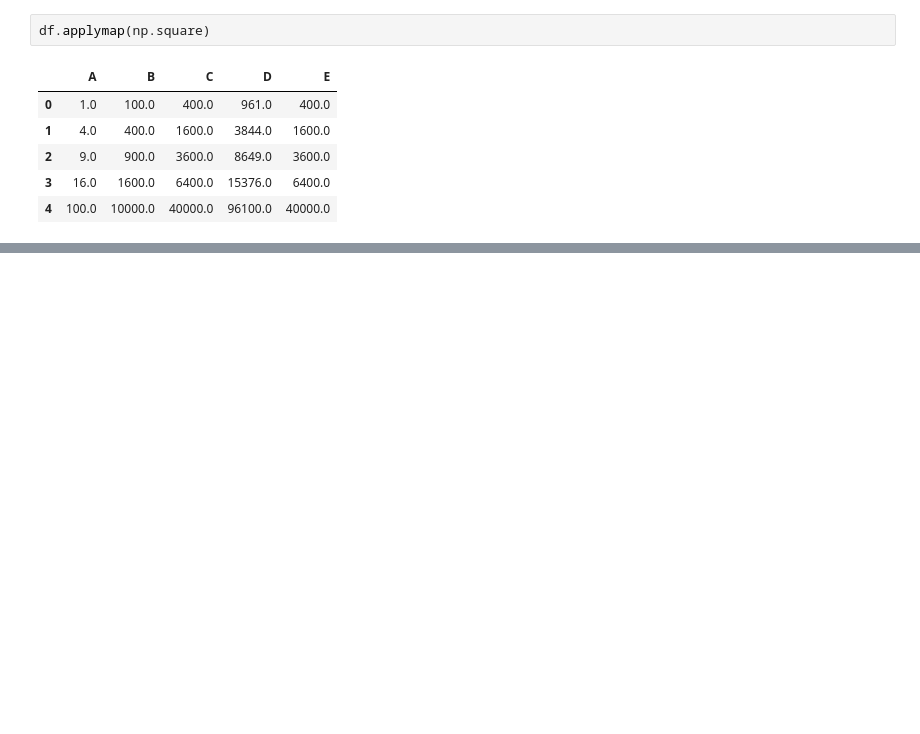
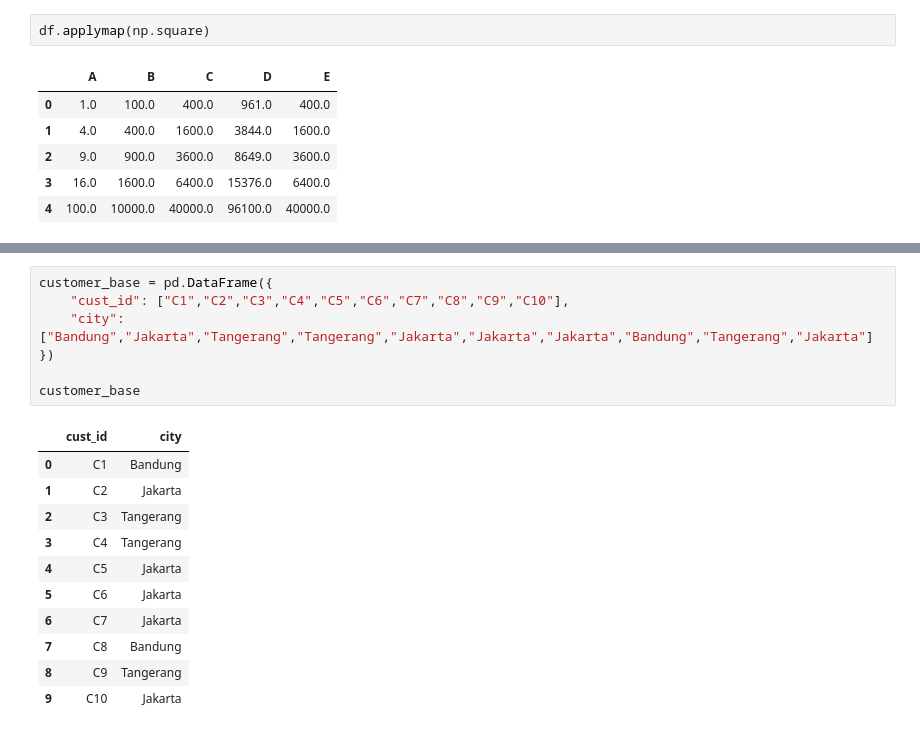
Before and after one commit to zanafiii/data-science-a-z, a Jupyter notebook: Part3_Working with Pandas & DataFrame.ipynb, the cells around one changed output, grey strips where cells are left out. Cells and saved outputs as stored; diff of their text form; blank space fills up the shorter version.

```diff
--- a/Part3_Working with Pandas & DataFrame.ipynb
+++ b/Part3_Working with Pandas & DataFrame.ipynb
@@ -1263,0 +1284,19 @@ df.applymap(np.square)
+# %%
+customer_base = pd.DataFrame({
+    "cust_id": ["C1","C2","C3","C4","C5","C6","C7","C8","C9","C10"],
+    "city": ["Bandung","Jakarta","Tangerang","Tangerang","Jakarta","Jakarta","Jakarta","Bandung","Tangerang","Jakarta"]
+})
+
+customer_base
+# %% [output]
+|  | cust_id | city |
+| 0 | C1 | Bandung |
+| 1 | C2 | Jakarta |
+| 2 | C3 | Tangerang |
+| 3 | C4 | Tangerang |
+| 4 | C5 | Jakarta |
+| 5 | C6 | Jakarta |
+| 6 | C7 | Jakarta |
+| 7 | C8 | Bandung |
+| 8 | C9 | Tangerang |
+| 9 | C10 | Jakarta |
```
Also changed, not shown: parts of 8 cells of this notebook.
